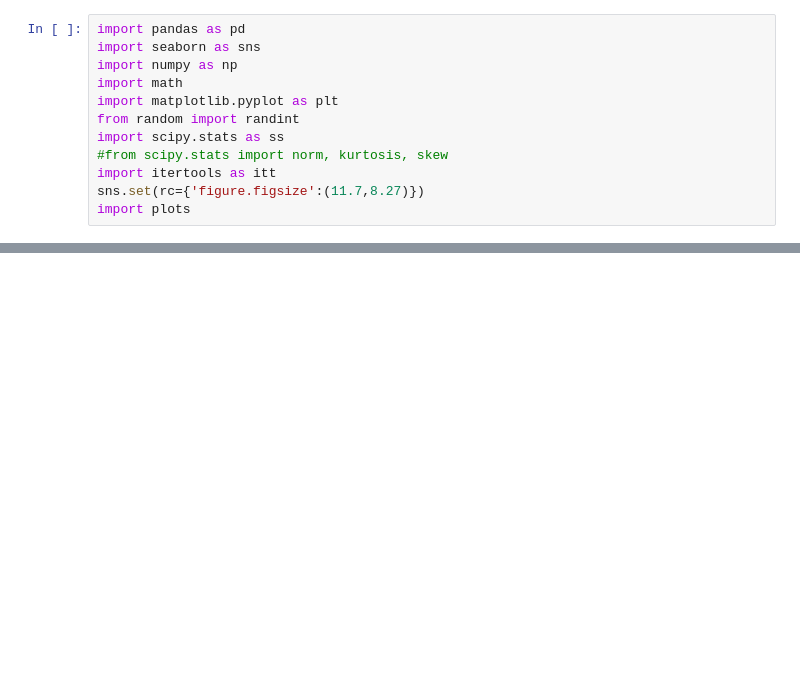
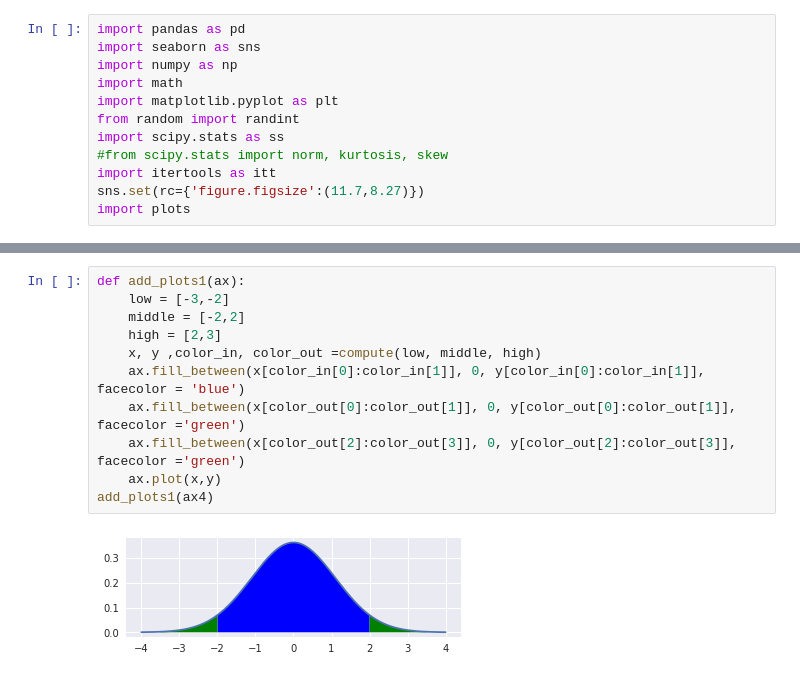
Before and after one commit to ateet101/tutorials, a Jupyter notebook: Statistics 101/Untitled.ipynb, the cells around one changed output, grey strips where cells are left out. Drawn from its saved outputs; the diff is of its cells as text; blank space fills up the shorter version.

```diff
--- a/Statistics 101/Untitled.ipynb
+++ b/Statistics 101/Untitled.ipynb
@@ -22,0 +43,13 @@ AttributeError: 'Plots' object has no attribute 'test'
+# %%
+def add_plots1(ax):
+    low = [-3,-2]
+    middle = [-2,2]
+    high = [2,3]
+    x, y ,color_in, color_out =compute(low, middle, high)
+    ax.fill_between(x[color_in[0]:color_in[1]], 0, y[color_in[0]:color_in[1]], facecolor = 'blue')
+    ax.fill_between(x[color_out[0]:color_out[1]], 0, y[color_out[0]:color_out[1]], facecolor ='green')
+    ax.fill_between(x[color_out[2]:color_out[3]], 0, y[color_out[2]:color_out[3]], facecolor ='green')
+    ax.plot(x,y)
+add_plots1(ax4)
+# %% [output]
+[figure, added]
```
Also changed, not shown: parts of 11 cells of this notebook, 2 other files.
